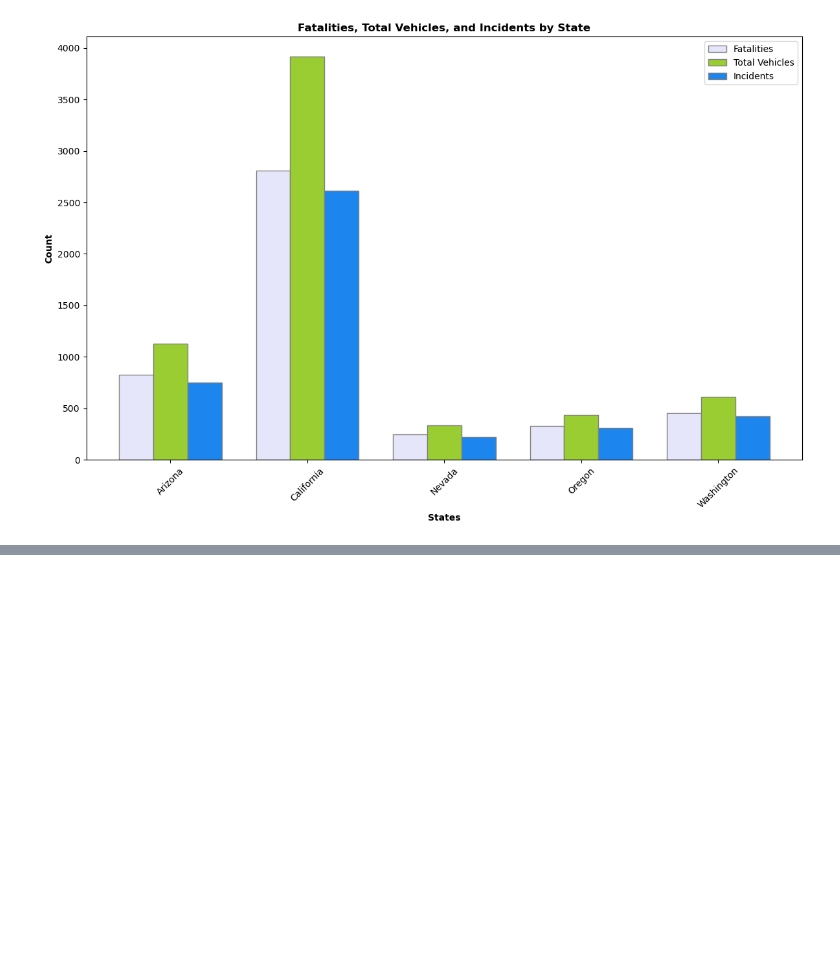
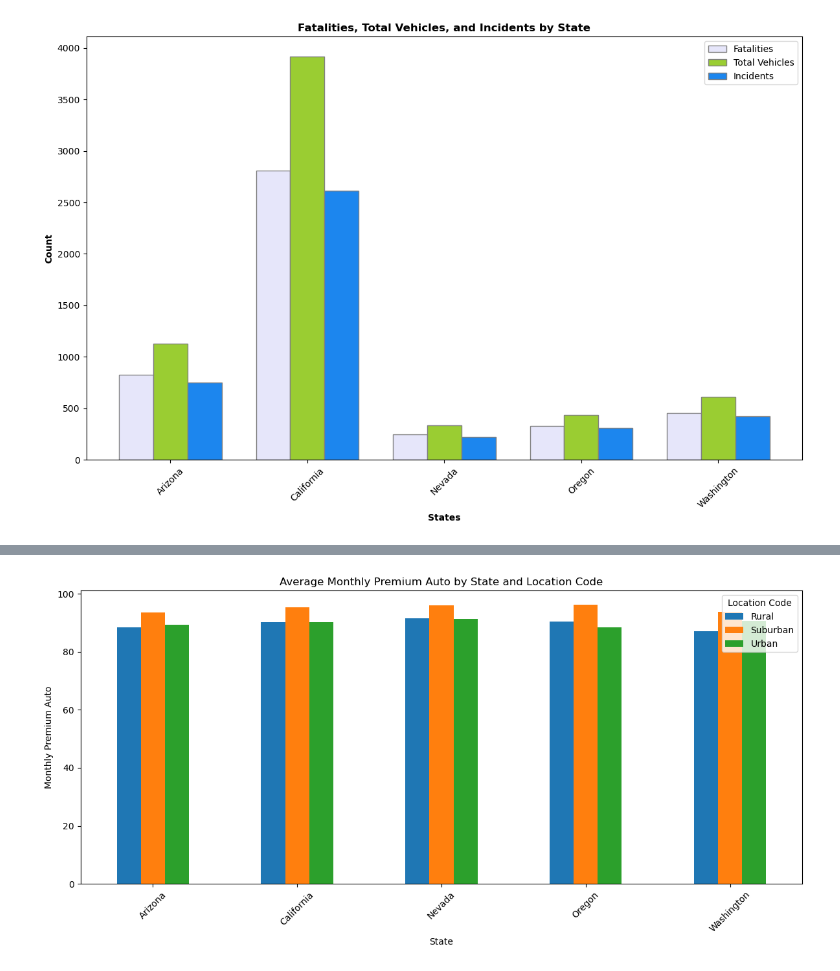
Before and after one commit to rdeshir10/Understanding_car_insurance, a Jupyter notebook: car_insurance.ipynb, the cells around one changed output, grey strips where cells are left out. Drawn from its saved outputs; the diff is of its cells as text; code cells hidden in the pictures; blank space fills up the shorter version.

```diff
--- a/car_insurance.ipynb
+++ b/car_insurance.ipynb
@@ -293,0 +332,20 @@ California's status as the state with the highest number of claims, traffic inci
+# %%
+# Grouping data by "State" and "Policy Type," and calculating the mean of "Monthly Premium Auto"
+state_policy_premium_mean = auto_df.groupby(["State", "Location Code"])["Monthly Premium Auto"].mean()
+
+# Reshaping the data into a pivot table
+state_policy_premium_pivot = state_policy_premium_mean.unstack()
+
+# Creating the bar chart
+plt.figure(figsize=(12, 6))
+state_policy_premium_pivot.plot(kind="bar", ax=plt.gca())
+plt.xlabel("State")
+plt.ylabel("Monthly Premium Auto")
+plt.title("Average Monthly Premium Auto by State and Location Code")
+plt.xticks(rotation=45)
+
+plt.tight_layout()
+plt.savefig("Output/Devi_Monthly Premium by State and Location code.png")
+plt.show()
+# %% [output]
+[figure, added]
```
Also changed, not shown: parts of 21 cells of this notebook.
